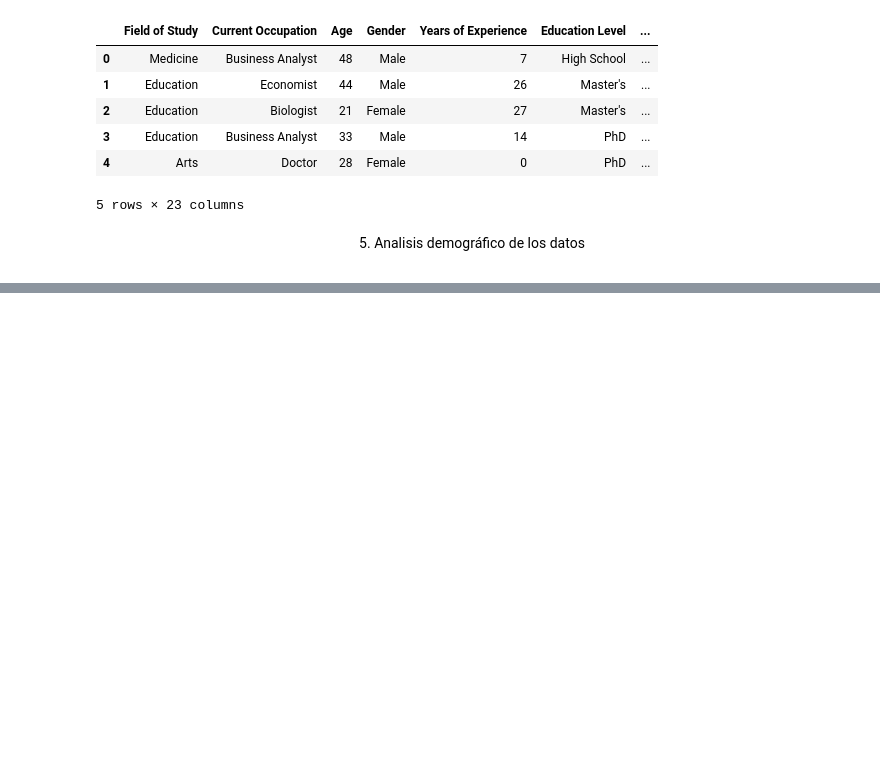
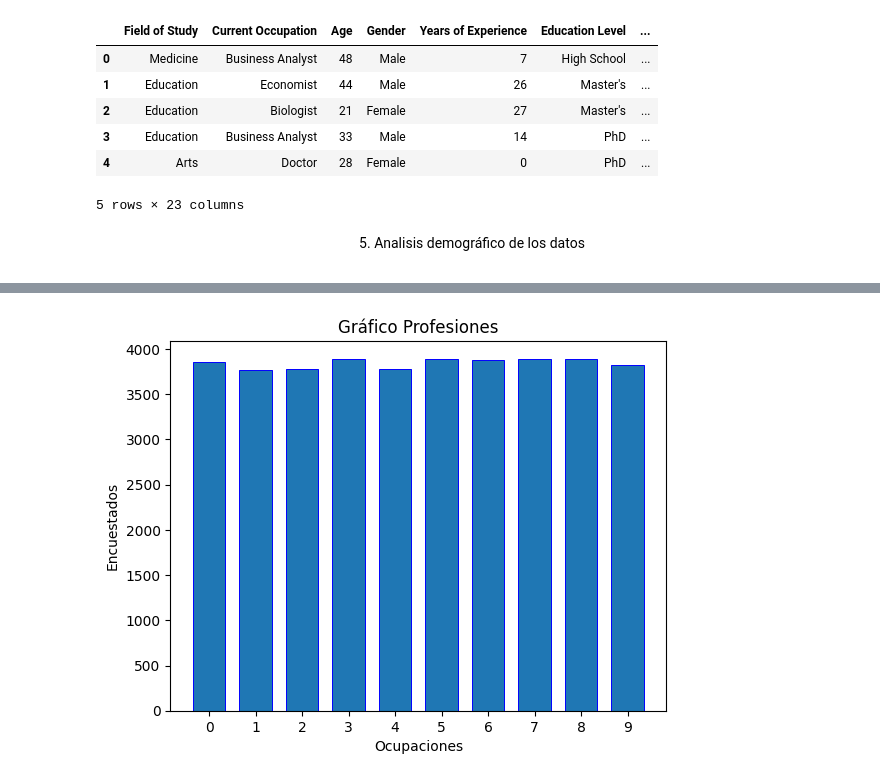
Before and after one commit to JD277/Field-vs-occupation, a Jupyter notebook: EDA.ipynb, the cells around one changed output, grey strips where cells are left out. Saved outputs shown, nothing was run; the diff lists cells and outputs as text; code cells hidden in the pictures; blank space fills up the shorter version.

```diff
--- a/EDA.ipynb
+++ b/EDA.ipynb
@@ -187,0 +470,16 @@ Name: Age, dtype: float64
+# %%
+ocuppation = {
+    'Business Analyst': 0,
+    'Economist':1,
+    'Biologist':2,
+    'Doctor':3,
+    'Lawyer':4,
+    'Software Developer':5,
+    'Artist':6,
+    'Psychologist':7,
+    'Teacher':8,
+    'Mechanical Engineer': 9
+}
+
+dataset['Current Occupation'] = dataset['Current Occupation'].map(ocuppation)
+dataset
@@ -187,0 +500,15 @@ Name: Age, dtype: float64
+# %%
+# Una vez cambiado grafiquemos para visualizar los datos
+field2 = dataset['Current Occupation'].value_counts()
+
+plt.bar(field2.index, field2.values, width=0.7, edgecolor="blue", linewidth=0.7)
+# Etiquetas y título
+plt.title("Gráfico Profesiones")
+plt.xlabel("Ocupaciones")
+plt.ylabel("Encuestados")
+plt.xticks(ticks=field2.index, labels=field2.index)
+
+# Mostrar el gráfico
+plt.show()
+# %% [output]
+[figure, added]
```
Also changed, not shown: parts of 14 cells of this notebook.
